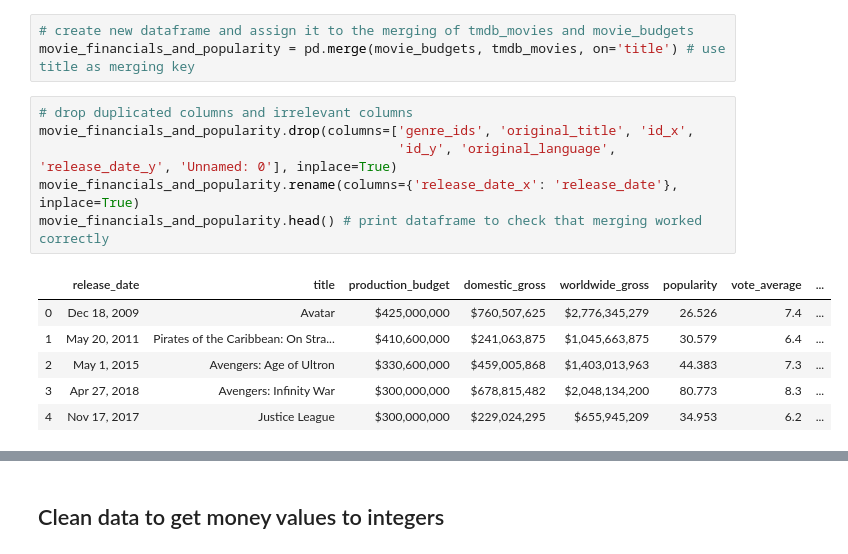
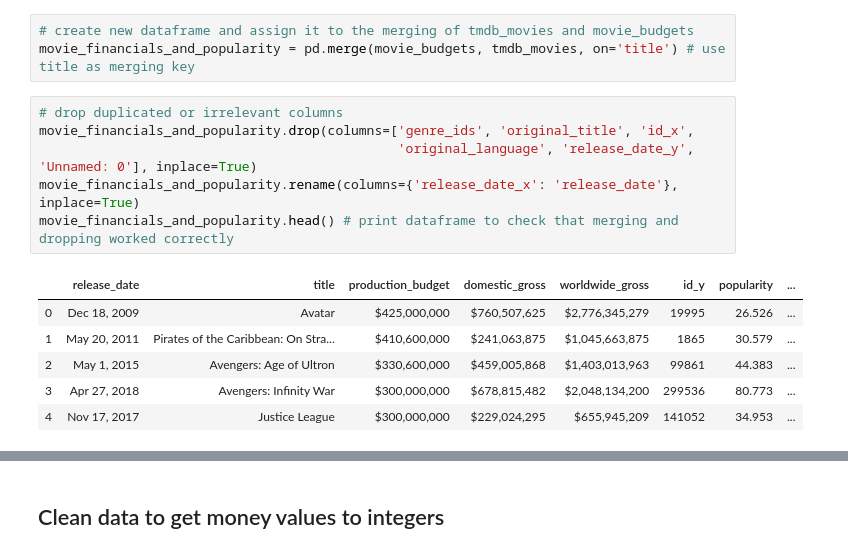
Before and after one commit to gideonk063/module_1_project, a Jupyter notebook: data/technical.ipynb, the cells around one changed output, grey strips where cells are left out. Saved outputs shown, nothing was run; the diff lists cells and outputs as text.

```diff
--- a/data/technical.ipynb
+++ b/data/technical.ipynb
@@ -33,15 +31,15 @@ movie_budgets.rename(columns={'movie': 'title'}, inplace=True)
 # create new dataframe and assign it to the merging of tmdb_movies and movie_budgets
 movie_financials_and_popularity = pd.merge(movie_budgets, tmdb_movies, on='title') # use title as merging key
 # %%
-# drop duplicated columns and irrelevant columns
+# drop duplicated or irrelevant columns
 movie_financials_and_popularity.drop(columns=['genre_ids', 'original_title', 'id_x',
-                                              'id_y', 'original_language', 'release_date_y', 'Unnamed: 0'], inplace=True)
+                                              'original_language', 'release_date_y', 'Unnamed: 0'], inplace=True)
 movie_financials_and_popularity.rename(columns={'release_date_x': 'release_date'}, inplace=True)
-movie_financials_and_popularity.head() # print dataframe to check that merging worked correctly
+movie_financials_and_popularity.head() # print dataframe to check that merging and dropping worked correctly
 # %% [output]
-|  | release_date | title | production_budget | domestic_gross | worldwide_gross | popularity | vote_average | ... |
-| 0 | Dec 18, 2009 | Avatar | $425,000,000 | $760,507,625 | $2,776,345,279 | 26.526 | 7.4 | ... |
-| 1 | May 20, 2011 | Pirates of the Caribbean: On Stra... | $410,600,000 | $241,063,875 | $1,045,663,875 | 30.579 | 6.4 | ... |
-| 2 | May 1, 2015 | Avengers: Age of Ultron | $330,600,000 | $459,005,868 | $1,403,013,963 | 44.383 | 7.3 | ... |
-| 3 | Apr 27, 2018 | Avengers: Infinity War | $300,000,000 | $678,815,482 | $2,048,134,200 | 80.773 | 8.3 | ... |
-| 4 | Nov 17, 2017 | Justice League | $300,000,000 | $229,024,295 | $655,945,209 | 34.953 | 6.2 | ... |
+|  | release_date | title | production_budget | domestic_gross | worldwide_gross | id_y | popularity | ... |
+| 0 | Dec 18, 2009 | Avatar | $425,000,000 | $760,507,625 | $2,776,345,279 | 19995 | 26.526 | ... |
+| 1 | May 20, 2011 | Pirates of the Caribbean: On Stra... | $410,600,000 | $241,063,875 | $1,045,663,875 | 1865 | 30.579 | ... |
+| 2 | May 1, 2015 | Avengers: Age of Ultron | $330,600,000 | $459,005,868 | $1,403,013,963 | 99861 | 44.383 | ... |
+| 3 | Apr 27, 2018 | Avengers: Infinity War | $300,000,000 | $678,815,482 | $2,048,134,200 | 299536 | 80.773 | ... |
+| 4 | Nov 17, 2017 | Justice League | $300,000,000 | $229,024,295 | $655,945,209 | 141052 | 34.953 | ... |
```
Also changed, not shown: parts of 53 cells of this notebook, 11 other files.
